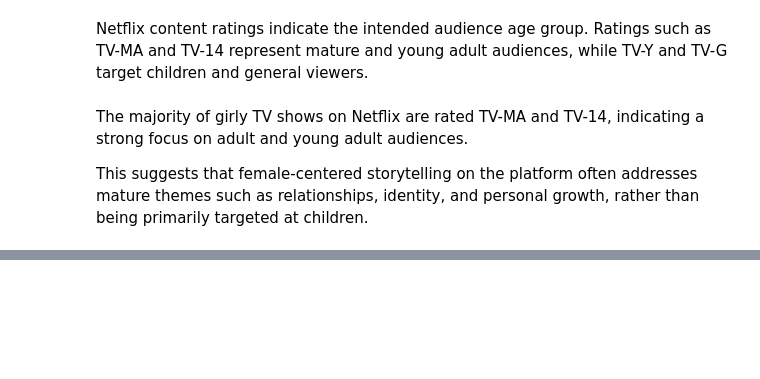
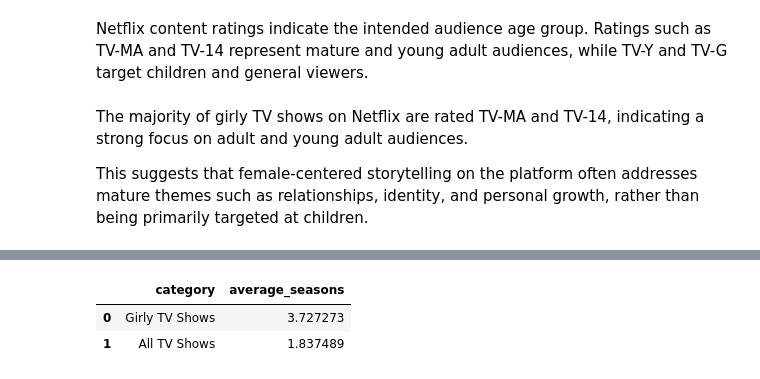
Before and after one commit to nesli10/netflix-girly-shows-analysis, a Jupyter notebook: notebooks/01_data_overview.ipynb, the cells around one changed output, grey strips where cells are left out. Cells and saved outputs as stored; diff of their text form; code cells hidden in the pictures; blank space fills up the shorter version.

Commit message:
girly içeriklerin normal içeriklere oranla sezon sayısı karşılaştırması yapıldı.

```diff
--- a/notebooks/01_data_overview.ipynb
+++ b/notebooks/01_data_overview.ipynb
@@ -685,0 +695,22 @@ rather than being primarily targeted at children.
+# %%
+girly_female_led = girly_female_led.copy()
+
+girly_female_led["season_count"] = (
+    girly_female_led["duration"]
+    .str.extract(r"(\d+)")
+    .astype(int)
+)
+# %%
+avg_seasons_comparison = pd.DataFrame({
+    "category": ["Girly TV Shows", "All TV Shows"],
+    "average_seasons": [
+        girly_female_led[girly_female_led["is_girly_final"] == True]["season_count"].mean(),
+        tv_seasons["season_count"].mean()
+    ]
+})
+
+avg_seasons_comparison
+# %% [output]
+|  | category | average_seasons |
+| 0 | Girly TV Shows | 3.727273 |
+| 1 | All TV Shows | 1.837489 |
```
Also changed, not shown: parts of 2 cells of this notebook.
